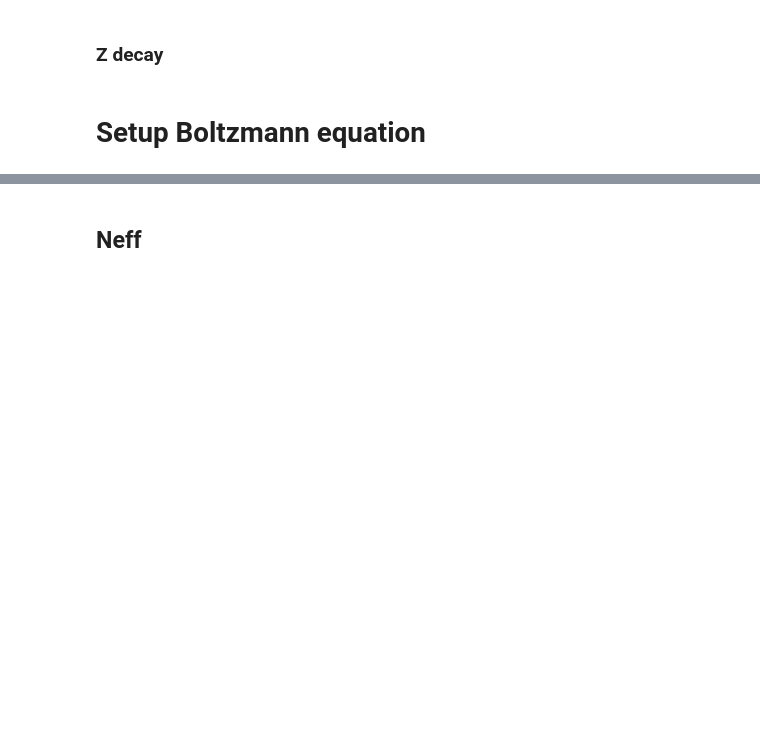
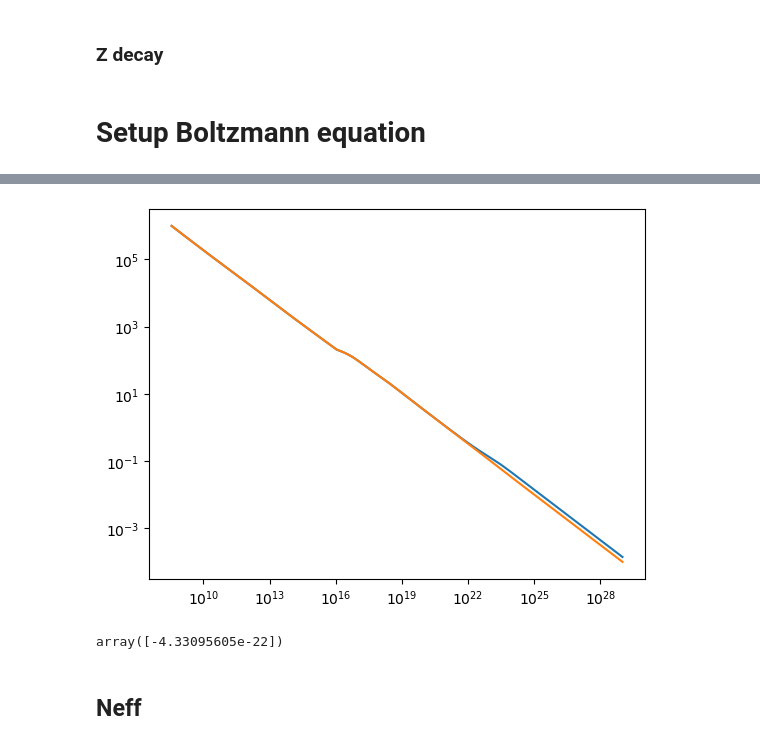
Before and after one commit to Duncan-Adams/mcp_boltzmann, a Jupyter notebook: notebooks/mcp_boltzmann_solver.ipynb, the cells around one changed output, grey strips where cells are left out. Saved outputs shown, nothing was run; the diff lists cells and outputs as text; code cells hidden in the pictures; blank space fills up the shorter version.

```diff
--- a/notebooks/mcp_boltzmann_solver.ipynb
+++ b/notebooks/mcp_boltzmann_solver.ipynb
@@ -164,9 +165,22 @@ plt.yscale('log')
+# %%
+plt.plot(sol_sm.t, sol_sm.y[0])
+plt.plot(sol_sm.t, sol_sm.y[1])
+plt.xscale('log')
+plt.yscale('log')
+
+plt.show()
+# %% [output]
+[figure, added]
 # %%
 sol_bsm = Boltz.solve_boltzmann_eq(T_gamma_0, T_nu_0, T_DS_0)
 
 T_gam_final = sol_bsm.y[0][-1]
 T_nu_final = sol_bsm.y[1][-1]
 T_ds_final = sol_bsm.y[2][-1]
+# %%
+Boltz.dT_neutrino_dt(0.99, 0.99, 0.45133248)
+# %% [output]
+array([-4.33095605e-22])
 # %% [markdown]
 ## Neff
 # %%
```
Also changed, not shown: parts of 30 cells of this notebook, 9 other files.
